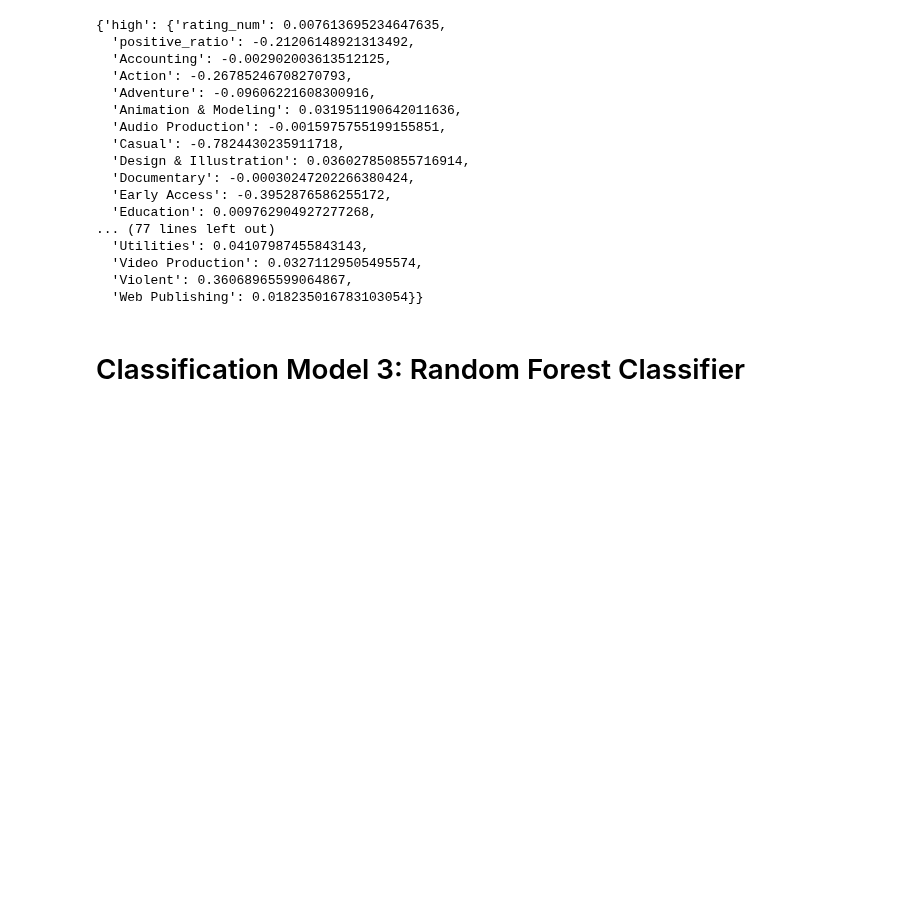
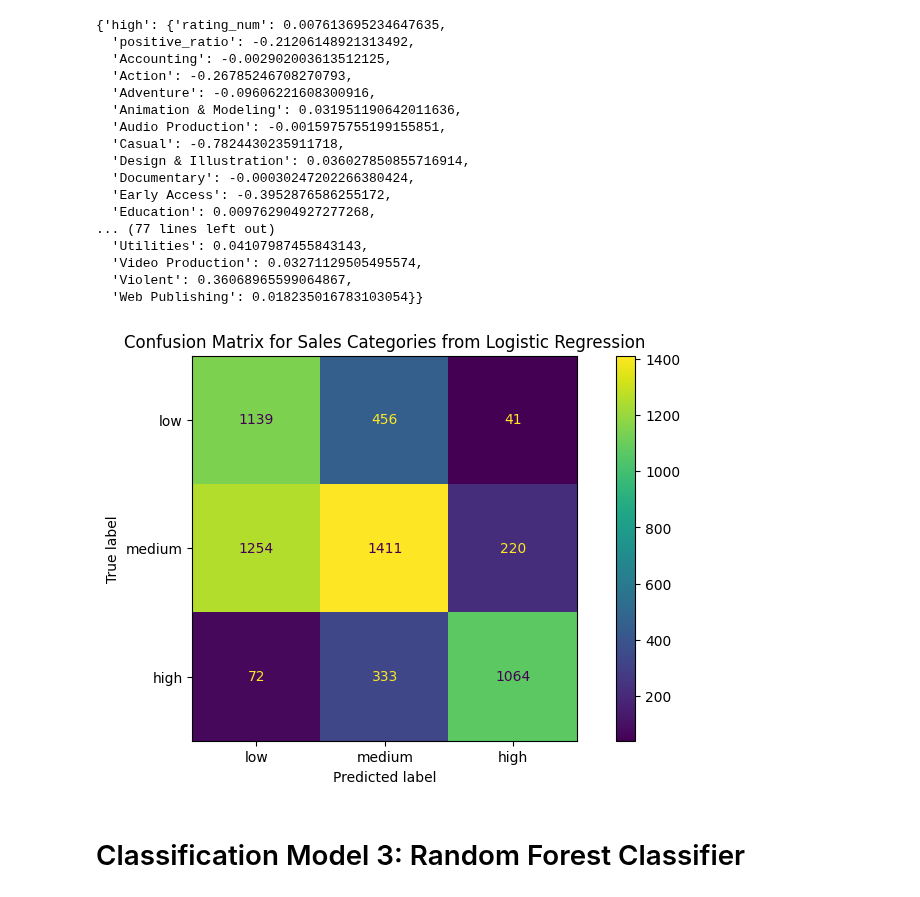
Before and after one commit to SangyunT/steam_game_sales, a Jupyter notebook: index.ipynb, the cells around one changed output. Cells and saved outputs as stored; diff of their text form; code cells hidden in the pictures; blank space fills up the shorter version.

```diff
--- a/index.ipynb
+++ b/index.ipynb
@@ -614,6 +616,13 @@ get_class_coef(estimator=logreg_final, column_names=relevant_columns)
   'Video Production': 0.03271129505495574,
   'Violent': 0.36068965599064867,
   'Web Publishing': 0.018235016783103054}}
+# %%
+plot_confusion_matrix(estimator=logreg_final,
+                        est_name = 'Logistic Regression',
+                        test=y_test,
+                        labels=cm_labels)
+# %% [output]
+[figure, added]
 # %% [markdown]
 # Classification Model 3: Random Forest Classifier
 # %%
```
Also changed, not shown: parts of 6 cells of this notebook.
